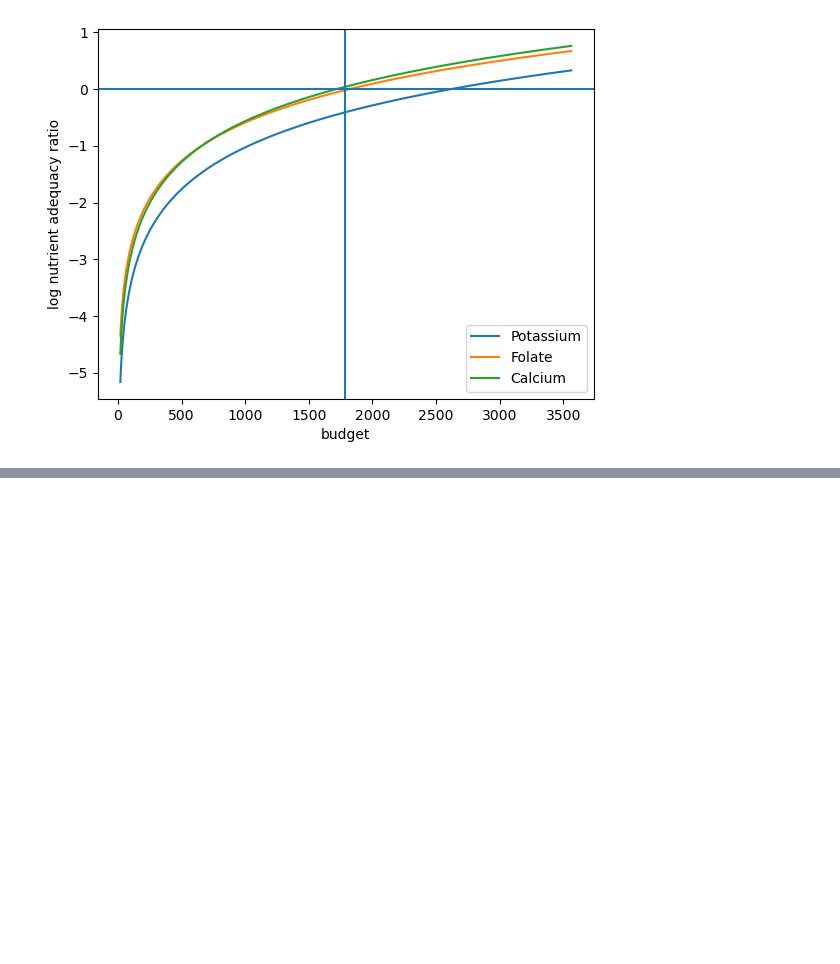
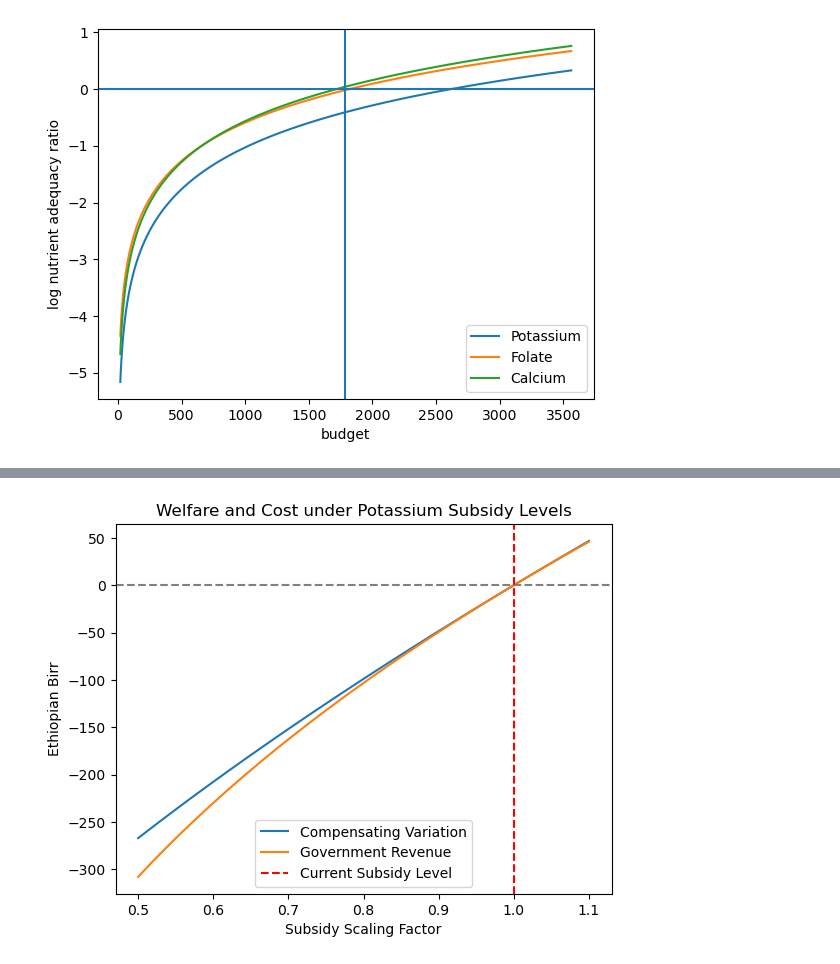
Before and after one commit to lauremariho/proj4_LutherBurbank, a Jupyter notebook: ethiopia_code.ipynb, the cells around one changed output, grey strips where cells are left out. Saved outputs shown, nothing was run; the diff lists cells and outputs as text; code cells hidden in the pictures; blank space fills up the shorter version.

Commit message:
added cost of potassium subsidy

```diff
--- a/ethiopia_code.ipynb
+++ b/ethiopia_code.ipynb
@@ -980,0 +1006,12 @@ plt.axvline(xref)
+# %%
+U0 = r.indirect_utility(xref, pbar)  # Utility under original prices
+p0 = pbar
+p1 = p_subsity_bar_pot  # Potassium-subsidized prices
+
+cv_potassium = compensating_variation(U0, p0, p1)
+rev_potassium = revenue(U0, p0, p1, type="Hicksian")
+dwl_potassium = deadweight_loss(U0, p0, p1)
+
+print("Compensating Variation (WTP):", cv_potassium)
+print("Gov't Revenue Loss:", rev_potassium)
+print("Deadweight Loss:", dwl_potassium)
@@ -980,0 +1022,22 @@ plt.axvline(xref)
+# %%
+scales = np.linspace(0.5, 1.1, 100)  # 0.5 = stronger subsidy, 1.0 = original subsidy, >1 = reduce subsidy
+cv_list = []
+rev_list = []
+
+for s in scales:
+    p_scaled = pbar * s + p_subsity_bar_pot * (1 - s)  # interpolate between original and subsidized prices
+    cv_list.append(compensating_variation(U0, pbar, p_scaled))
+    rev_list.append(revenue(U0, pbar, p_scaled, type='Hicksian'))
+
+fig, ax = plt.subplots()
+ax.plot(scales, cv_list, label='Compensating Variation')
+ax.plot(scales, rev_list, label='Government Revenue')
+ax.axhline(0, color='gray', linestyle='--')
+ax.axvline(1.0, color='red', linestyle='--', label='Current Subsidy Level')
+ax.set_xlabel('Subsidy Scaling Factor')
+ax.set_ylabel('Ethiopian Birr')
+ax.legend()
+plt.title('Welfare and Cost under Potassium Subsidy Levels')
+plt.show()
+# %% [output]
+[figure, added]
```
Also changed, not shown: parts of 12 cells of this notebook, 2 other files.
